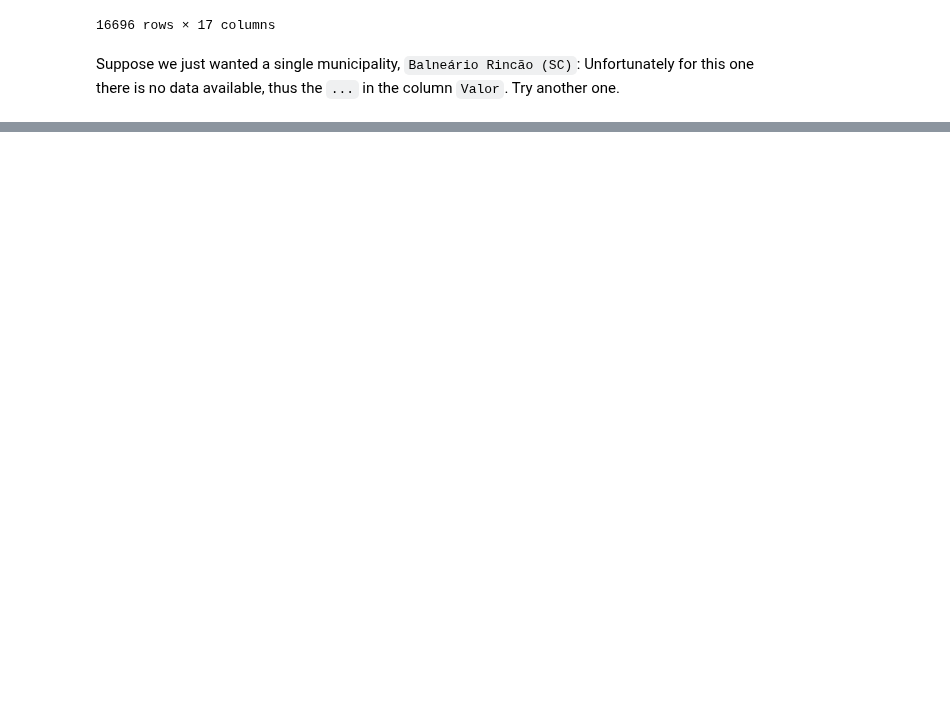
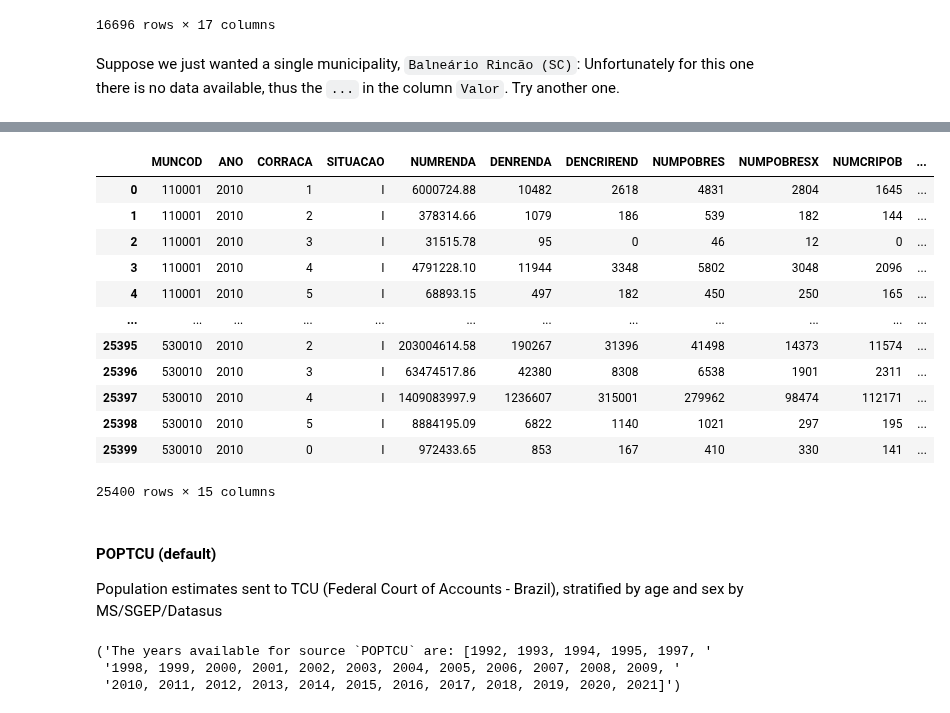
Before and after one commit to AlertaDengue/PySUS, a Jupyter notebook: docs/source/tutorials/IBGE_data.ipynb, the cells around one changed output, grey strips where cells are left out. Saved outputs shown, nothing was run; the diff lists cells and outputs as text; code cells hidden in the pictures; blank space fills up the shorter version.

Commit message:
docs(ibge): include pop and censo ibge documentation

```diff
--- a/docs/source/tutorials/IBGE_data.ipynb
+++ b/docs/source/tutorials/IBGE_data.ipynb
@@ -192,0 +251,26 @@ Requesting data from https://apisidra.ibge.gov.br/values/t/200/n6/4220000/p/last
+# %%
+IBGE.get_population(2010, source="censo", censo_data="RENDA")
+# %% [output]
+|  | MUNCOD | ANO | CORRACA | SITUACAO | NUMRENDA | DENRENDA | DENCRIREND | NUMPOBRES | NUMPOBRESX | NUMCRIPOB | ... |
+| 0 | 110001 | 2010 | 1 | I | 6000724.88 | 10482 | 2618 | 4831 | 2804 | 1645 | ... |
+| 1 | 110001 | 2010 | 2 | I | 378314.66 | 1079 | 186 | 539 | 182 | 144 | ... |
+| 2 | 110001 | 2010 | 3 | I | 31515.78 | 95 | 0 | 46 | 12 | 0 | ... |
+| 3 | 110001 | 2010 | 4 | I | 4791228.10 | 11944 | 3348 | 5802 | 3048 | 2096 | ... |
+| 4 | 110001 | 2010 | 5 | I | 68893.15 | 497 | 182 | 450 | 250 | 165 | ... |
+| ... | ... | ... | ... | ... | ... | ... | ... | ... | ... | ... | ... |
+| 25395 | 530010 | 2010 | 2 | I | 203004614.58 | 190267 | 31396 | 41498 | 14373 | 11574 | ... |
+| 25396 | 530010 | 2010 | 3 | I | 63474517.86 | 42380 | 8308 | 6538 | 1901 | 2311 | ... |
+| 25397 | 530010 | 2010 | 4 | I | 1409083997.9 | 1236607 | 315001 | 279962 | 98474 | 112171 | ... |
+| 25398 | 530010 | 2010 | 5 | I | 8884195.09 | 6822 | 1140 | 1021 | 297 | 195 | ... |
+| 25399 | 530010 | 2010 | 0 | I | 972433.65 | 853 | 167 | 410 | 330 | 141 | ... |
+25400 rows × 15 columns
+# %% [markdown]
+#### POPTCU (default)
+
+Population estimates sent to TCU (Federal Court of Accounts - Brazil), stratified by age and sex by MS/SGEP/Datasus
+# %%
+pprint(f"The years available for source `POPTCU` are: {get_available_years('POPTCU')}")
+# %% [output]
+('The years available for source `POPTCU` are: [1992, 1993, 1994, 1995, 1997, '
+ '1998, 1999, 2000, 2001, 2002, 2003, 2004, 2005, 2006, 2007, 2008, 2009, '
+ '2010, 2011, 2012, 2013, 2014, 2015, 2016, 2017, 2018, 2019, 2020, 2021]')
```
Also changed, not shown: parts of 17 cells of this notebook, 3 other files.
